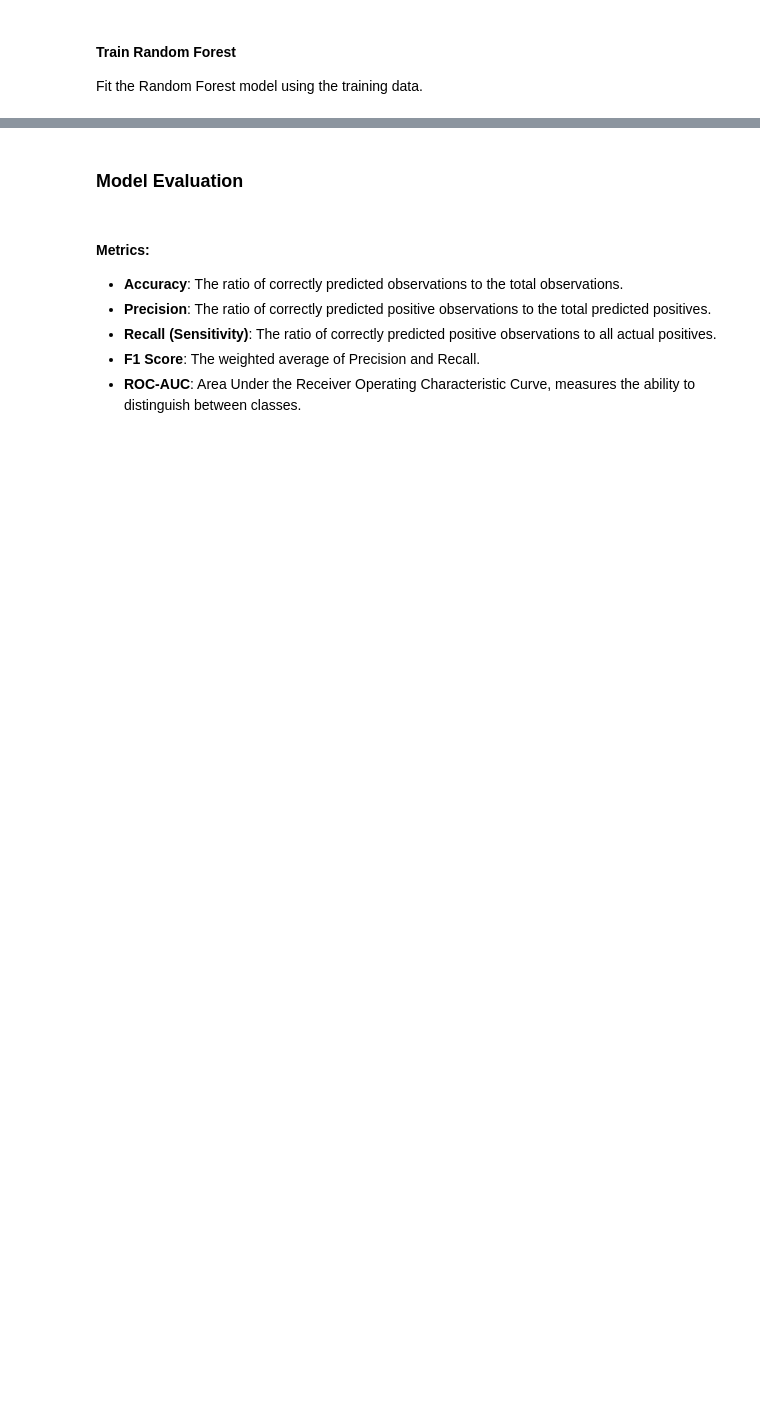
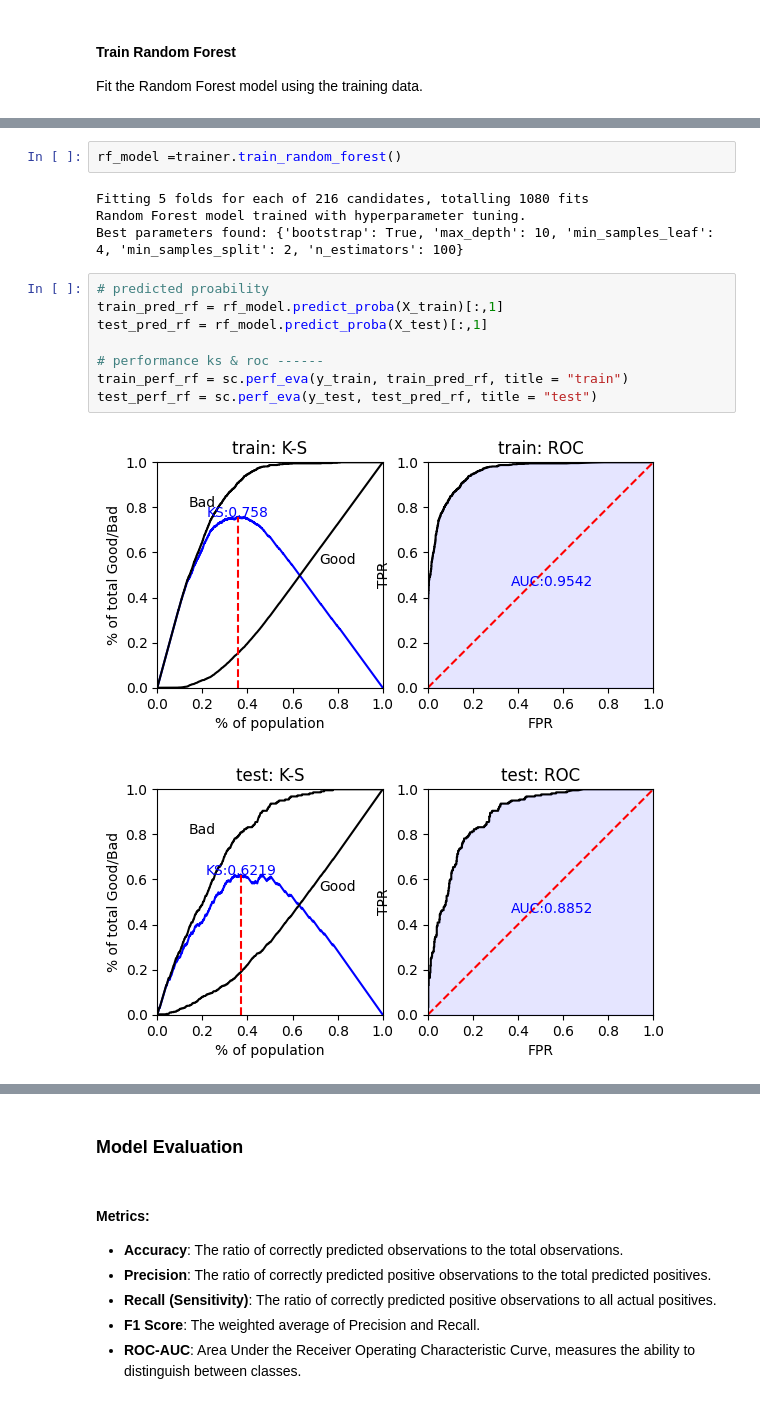
Before and after one commit to getahunTiruneh/Bati-Bank-Credit-Scoring-Model, a Jupyter notebook: notebooks/Model_building.ipynb, the cells around one changed output, grey strips where cells are left out. Saved outputs shown, nothing was run; the diff lists cells and outputs as text; blank space fills up the shorter version.

```diff
--- a/notebooks/Model_building.ipynb
+++ b/notebooks/Model_building.ipynb
@@ -104,0 +150,17 @@ GridSearchCV(cv=5, estimator=LogisticRegression(),
+# %%
+rf_model =trainer.train_random_forest()
+# %% [output]
+Fitting 5 folds for each of 216 candidates, totalling 1080 fits
+Random Forest model trained with hyperparameter tuning.
+Best parameters found: {'bootstrap': True, 'max_depth': 10, 'min_samples_leaf': 4, 'min_samples_split': 2, 'n_estimators': 100}
+# %%
+# predicted proability
+train_pred_rf = rf_model.predict_proba(X_train)[:,1]
+test_pred_rf = rf_model.predict_proba(X_test)[:,1]
+
+# performance ks & roc ------
+train_perf_rf = sc.perf_eva(y_train, train_pred_rf, title = "train")
+test_perf_rf = sc.perf_eva(y_test, test_pred_rf, title = "test")
+# %% [output]
+[figure, added]
+[figure, added]
```
Also changed, not shown: parts of 37 cells of this notebook.
